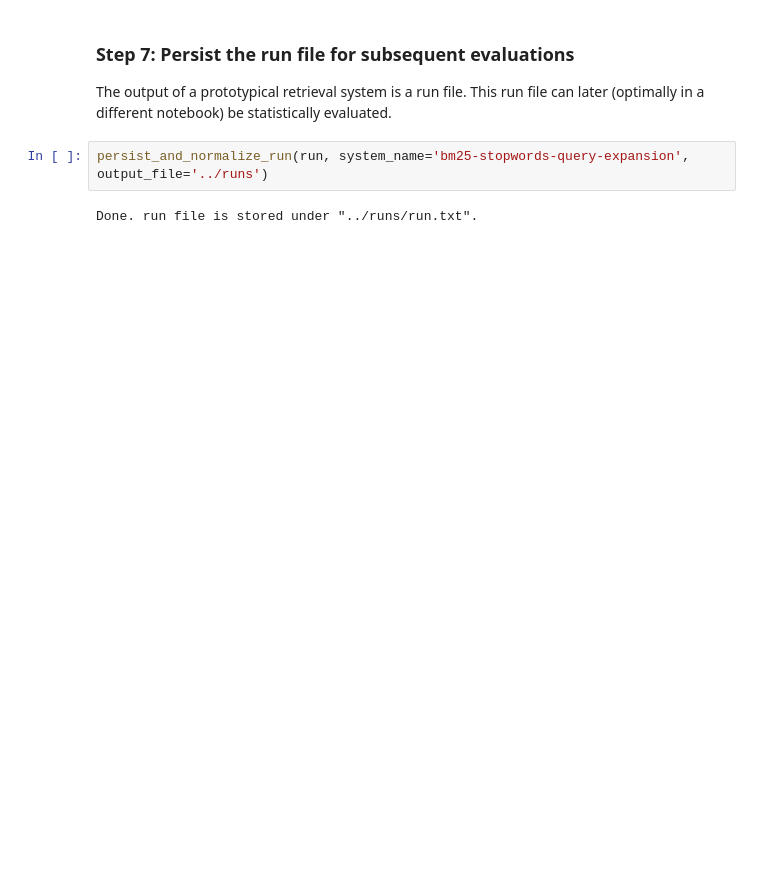
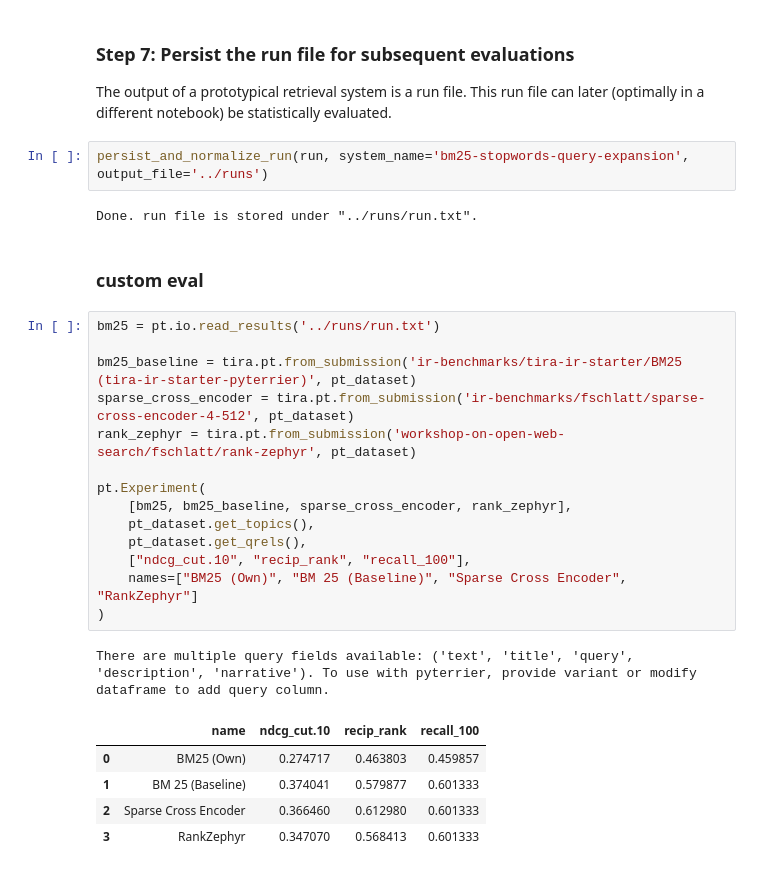
Before and after one commit to tira-io/ir-lab-sose-2024-knowledge-knights, a Jupyter notebook: improved-retrieval-system/improved-retrieval-system.ipynb, the cells around one changed output. Saved outputs shown, nothing was run; the diff lists cells and outputs as text; blank space fills up the shorter version.

```diff
--- a/improved-retrieval-system/improved-retrieval-system.ipynb
+++ b/improved-retrieval-system/improved-retrieval-system.ipynb
@@ -178,3 +242,26 @@ The output of a prototypical retrieval system is a run file. This run file can l
 persist_and_normalize_run(run, system_name='bm25-stopwords-query-expansion', output_file='../runs')
 # %% [output]
 Done. run file is stored under "../runs/run.txt".
+# %% [markdown]
+### custom eval
+# %%
+bm25 = pt.io.read_results('../runs/run.txt')
+
+bm25_baseline = tira.pt.from_submission('ir-benchmarks/tira-ir-starter/BM25 (tira-ir-starter-pyterrier)', pt_dataset)
+sparse_cross_encoder = tira.pt.from_submission('ir-benchmarks/fschlatt/sparse-cross-encoder-4-512', pt_dataset)
+rank_zephyr = tira.pt.from_submission('workshop-on-open-web-search/fschlatt/rank-zephyr', pt_dataset)
+
+pt.Experiment(
+    [bm25, bm25_baseline, sparse_cross_encoder, rank_zephyr],
+    pt_dataset.get_topics(),
+    pt_dataset.get_qrels(),
+    ["ndcg_cut.10", "recip_rank", "recall_100"],
+    names=["BM25 (Own)", "BM 25 (Baseline)", "Sparse Cross Encoder", "RankZephyr"]
+)
+# %% [output]
+There are multiple query fields available: ('text', 'title', 'query', 'description', 'narrative'). To use with pyterrier, provide variant or modify dataframe to add query column.
+|  | name | ndcg_cut.10 | recip_rank | recall_100 |
+| 0 | BM25 (Own) | 0.274717 | 0.463803 | 0.459857 |
+| 1 | BM 25 (Baseline) | 0.374041 | 0.579877 | 0.601333 |
+| 2 | Sparse Cross Encoder | 0.366460 | 0.612980 | 0.601333 |
+| 3 | RankZephyr | 0.347070 | 0.568413 | 0.601333 |
```
Also changed, not shown: parts of 10 cells of this notebook, 4 other files.
